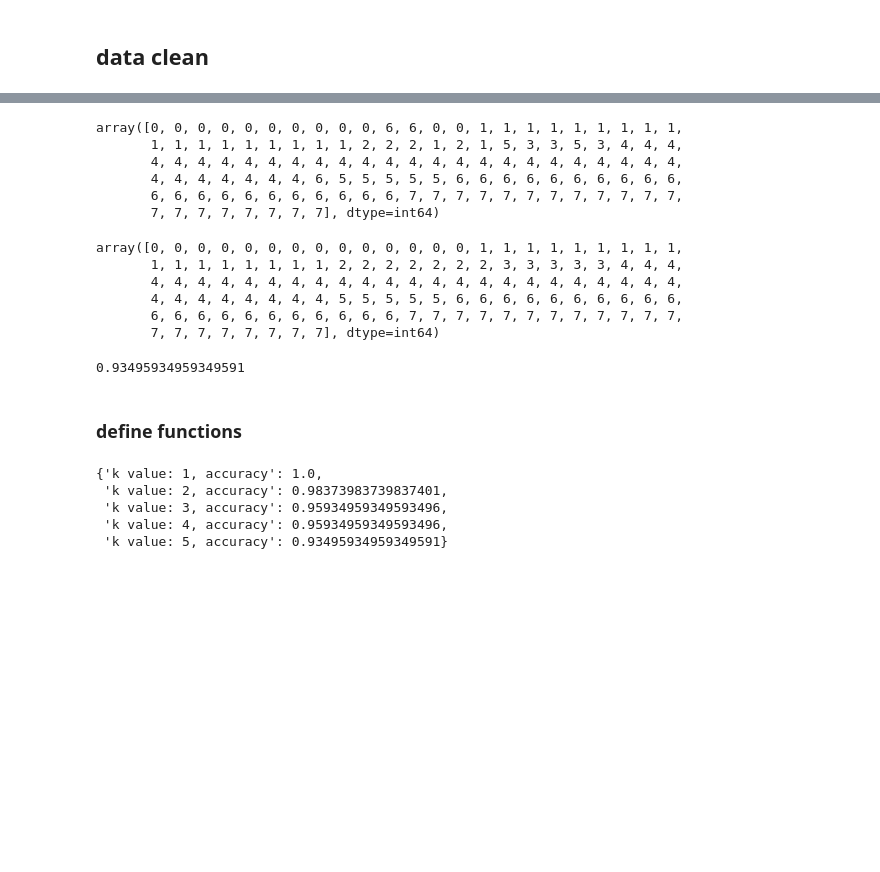
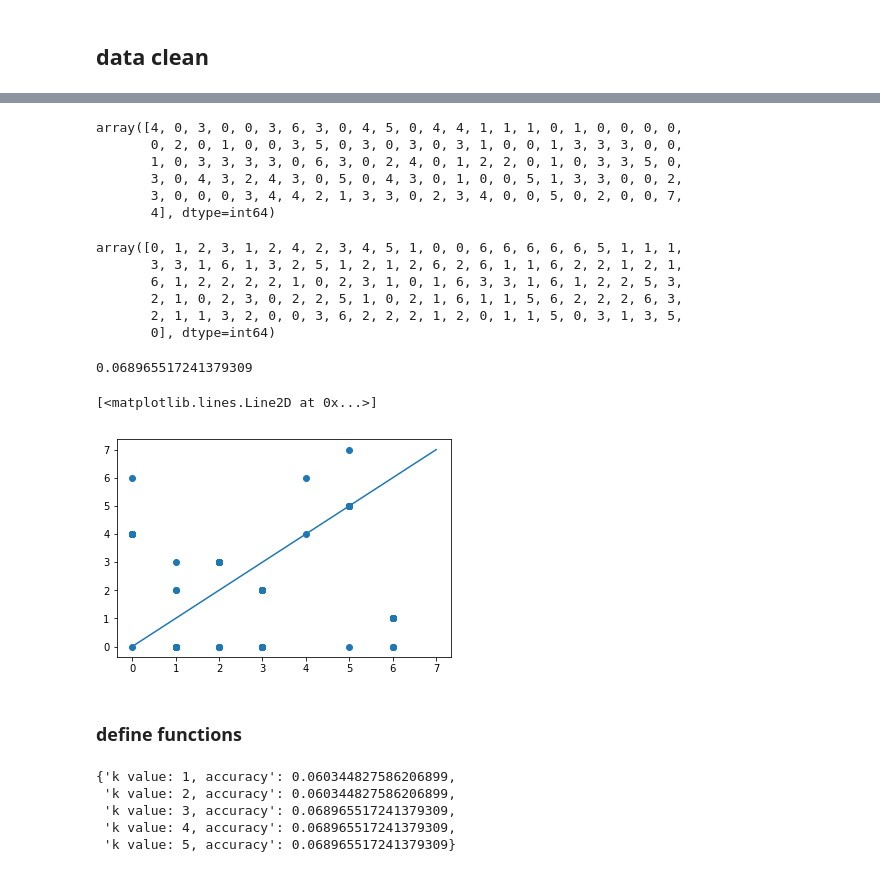
Before and after one commit to Zhangjt9317/Biofuel-Group-Project, a Jupyter notebook: MyProject/Classification_knn.ipynb, the cells around one changed output, grey strips where cells are left out. Drawn from its saved outputs; the diff is of its cells as text; code cells hidden in the pictures; blank space fills up the shorter version.

```diff
--- a/MyProject/Classification_knn.ipynb
+++ b/MyProject/Classification_knn.ipynb
@@ -8,0 +35,2 @@ from sklearn.datasets import make_classification
+# %%
+df = df.groupby('Family')
@@ -35,0 +60,11 @@ y_test_fp, y_test_labels_fp = pd.factorize(test_fp.family)
+# %%
+train, test = train_test_split(df, test_size=0.1)
+# %%
+X = df.loc[:, '-H': 'aaCa']
+y, labels=pd.factorize(df.Family)
+
+X_train = train.loc[:, '-H': 'aaCa']
+y_train, y_train_labels = pd.factorize(train.Family)
+
+X_test = test.loc[:, '-H': 'aaCa']
+y_test, y_test_labels = pd.factorize(test.Family)
@@ -36,30 +82,36 @@ y_test_fp, y_test_labels_fp = pd.factorize(test_fp.family)
 # %%
-k = 5
+k = 4
 knn = KNeighborsClassifier(n_neighbors=k)
-knn.fit(X, y)
-y_pred_fp = knn.predict(X_test_fp)
+knn.fit(X_train, y_train)
+y_pred = knn.predict(X_test)
-# %%
-y_pred_fp
-# %% [output]
-array([0, 0, 0, 0, 0, 0, 0, 0, 0, 0, 6, 6, 0, 0, 1, 1, 1, 1, 1, 1, 1, 1, 1,
-       1, 1, 1, 1, 1, 1, 1, 1, 1, 2, 2, 2, 1, 2, 1, 5, 3, 3, 5, 3, 4, 4, 4,
-       4, 4, 4, 4, 4, 4, 4, 4, 4, 4, 4, 4, 4, 4, 4, 4, 4, 4, 4, 4, 4, 4, 4,
-       4, 4, 4, 4, 4, 4, 4, 6, 5, 5, 5, 5, 5, 6, 6, 6, 6, 6, 6, 6, 6, 6, 6,
-       6, 6, 6, 6, 6, 6, 6, 6, 6, 6, 6, 7, 7, 7, 7, 7, 7, 7, 7, 7, 7, 7, 7,
-       7, 7, 7, 7, 7, 7, 7, 7], dtype=int64)
-# %%
-y_test_fp
-# %% [output]
-array([0, 0, 0, 0, 0, 0, 0, 0, 0, 0, 0, 0, 0, 0, 1, 1, 1, 1, 1, 1, 1, 1, 1,
-       1, 1, 1, 1, 1, 1, 1, 1, 2, 2, 2, 2, 2, 2, 2, 3, 3, 3, 3, 3, 4, 4, 4,
-       4, 4, 4, 4, 4, 4, 4, 4, 4, 4, 4, 4, 4, 4, 4, 4, 4, 4, 4, 4, 4, 4, 4,
-       4, 4, 4, 4, 4, 4, 4, 4, 5, 5, 5, 5, 5, 6, 6, 6, 6, 6, 6, 6, 6, 6, 6,
-       6, 6, 6, 6, 6, 6, 6, 6, 6, 6, 6, 7, 7, 7, 7, 7, 7, 7, 7, 7, 7, 7, 7,
-       7, 7, 7, 7, 7, 7, 7, 7], dtype=int64)
+# %%
+y_pred
+# %% [output]
+array([4, 0, 3, 0, 0, 3, 6, 3, 0, 4, 5, 0, 4, 4, 1, 1, 1, 0, 1, 0, 0, 0, 0,
+       0, 2, 0, 1, 0, 0, 3, 5, 0, 3, 0, 3, 0, 3, 1, 0, 0, 1, 3, 3, 3, 0, 0,
+       1, 0, 3, 3, 3, 3, 0, 6, 3, 0, 2, 4, 0, 1, 2, 2, 0, 1, 0, 3, 3, 5, 0,
+       3, 0, 4, 3, 2, 4, 3, 0, 5, 0, 4, 3, 0, 1, 0, 0, 5, 1, 3, 3, 0, 0, 2,
+       3, 0, 0, 0, 3, 4, 4, 2, 1, 3, 3, 0, 2, 3, 4, 0, 0, 5, 0, 2, 0, 0, 7,
+       4], dtype=int64)
+# %%
+y_test
+# %% [output]
+array([0, 1, 2, 3, 1, 2, 4, 2, 3, 4, 5, 1, 0, 0, 6, 6, 6, 6, 6, 5, 1, 1, 1,
+       3, 3, 1, 6, 1, 3, 2, 5, 1, 2, 1, 2, 6, 2, 6, 1, 1, 6, 2, 2, 1, 2, 1,
+       6, 1, 2, 2, 2, 2, 1, 0, 2, 3, 1, 0, 1, 6, 3, 3, 1, 6, 1, 2, 2, 5, 3,
+       2, 1, 0, 2, 3, 0, 2, 2, 5, 1, 0, 2, 1, 6, 1, 1, 5, 6, 2, 2, 2, 6, 3,
+       2, 1, 1, 3, 2, 0, 0, 3, 6, 2, 2, 2, 1, 2, 0, 1, 1, 5, 0, 3, 1, 3, 5,
+       0], dtype=int64)
 # %%
-accu = metrics.accuracy_score(y_test_fp, y_pred_fp)
+accu = metrics.accuracy_score(y_test, y_pred)
 accu
 # %% [output]
-0.93495934959349591
+0.068965517241379309
+# %%
+plt.scatter(y_test, y_pred)
+plt.plot([0,7],[0,7])
+# %% [output]
+[<matplotlib.lines.Line2D at 0x...>]
+[figure, added]
 # %% [markdown]
 ### define functions
@@ -75,10 +133,10 @@ def choose_k(X_train, y_train, X_test, y_test, list_of_k):
     return dic
 # %%
 k=[1,2,3,4,5]
-choose_k(X, y, X_test_fp, y_test_fp, k)
+choose_k(X_train, y_train, X_test, y_test, k)
 # %% [output]
-{'k value: 1, accuracy': 1.0,
- 'k value: 2, accuracy': 0.98373983739837401,
- 'k value: 3, accuracy': 0.95934959349593496,
- 'k value: 4, accuracy': 0.95934959349593496,
- 'k value: 5, accuracy': 0.93495934959349591}
+{'k value: 1, accuracy': 0.060344827586206899,
+ 'k value: 2, accuracy': 0.060344827586206899,
+ 'k value: 3, accuracy': 0.068965517241379309,
+ 'k value: 4, accuracy': 0.068965517241379309,
+ 'k value: 5, accuracy': 0.068965517241379309}
```
Also changed, not shown: parts of 14 cells of this notebook.
